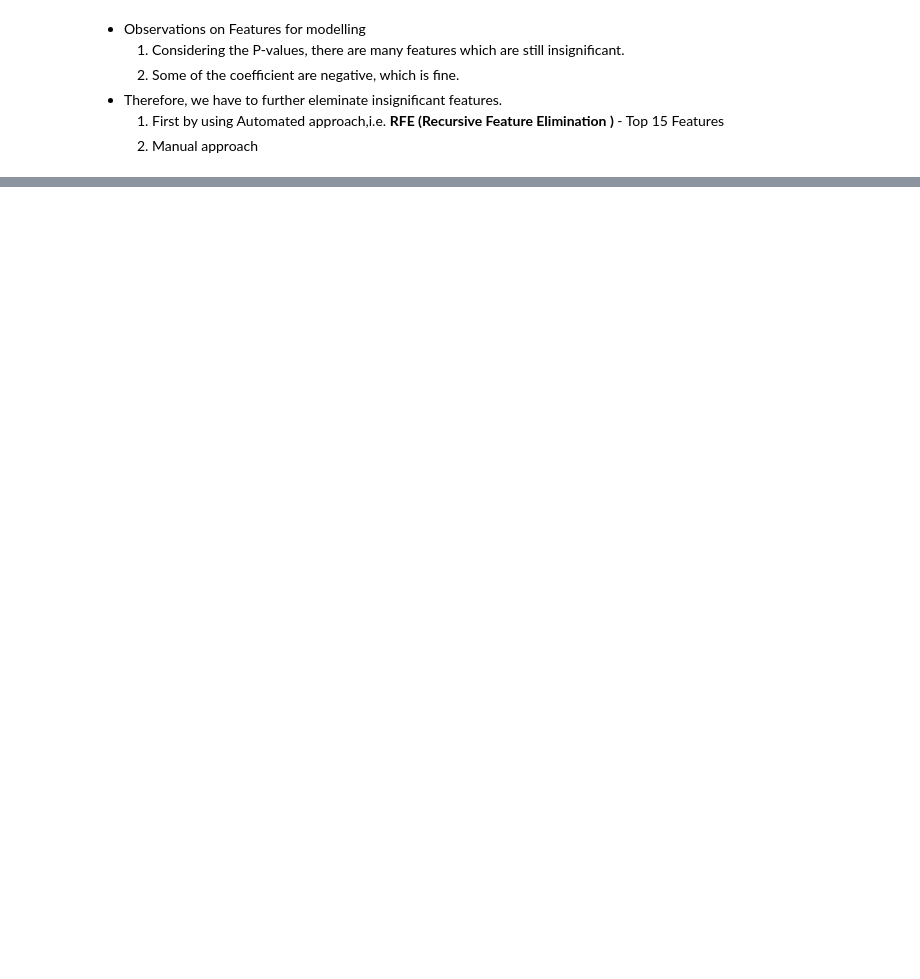
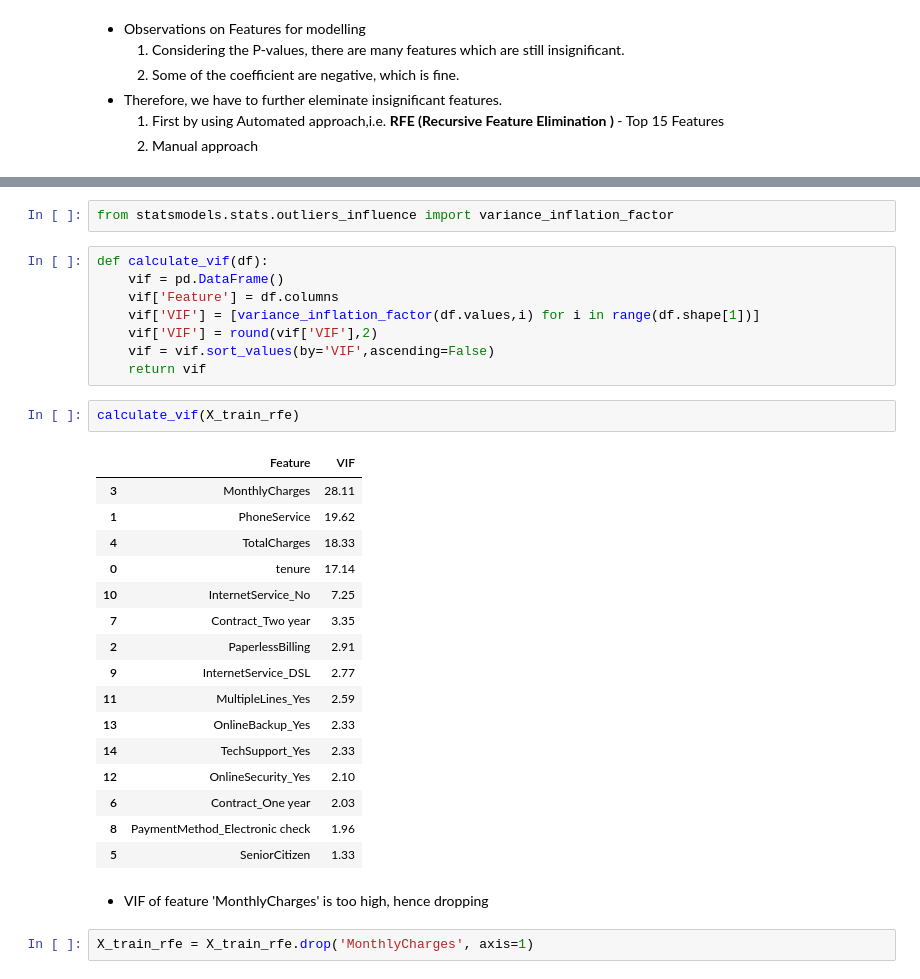
Before and after one commit to Prashik28/techeenomad_dataScience, a Jupyter notebook: Logistic Regression/PB_multivariant_logistic_regression_telecom_chrun.ipynb, the cells around one changed output, grey strips where cells are left out. Cells and saved outputs as stored; diff of their text form; blank space fills up the shorter version.

```diff
--- a/Logistic Regression/PB_multivariant_logistic_regression_telecom_chrun.ipynb
+++ b/Logistic Regression/PB_multivariant_logistic_regression_telecom_chrun.ipynb
@@ -590,0 +780,33 @@ Generalized Linear Model Regression Results
+# %%
+from statsmodels.stats.outliers_influence import variance_inflation_factor
+# %%
+def calculate_vif(df):
+    vif = pd.DataFrame()
+    vif['Feature'] = df.columns
+    vif['VIF'] = [variance_inflation_factor(df.values,i) for i in range(df.shape[1])]
+    vif['VIF'] = round(vif['VIF'],2)
+    vif = vif.sort_values(by='VIF',ascending=False)
+    return vif
+# %%
+calculate_vif(X_train_rfe)
+# %% [output]
+|  | Feature | VIF |
+| 3 | MonthlyCharges | 28.11 |
+| 1 | PhoneService | 19.62 |
+| 4 | TotalCharges | 18.33 |
+| 0 | tenure | 17.14 |
+| 10 | InternetService_No | 7.25 |
+| 7 | Contract_Two year | 3.35 |
+| 2 | PaperlessBilling | 2.91 |
+| 9 | InternetService_DSL | 2.77 |
+| 11 | MultipleLines_Yes | 2.59 |
+| 13 | OnlineBackup_Yes | 2.33 |
+| 14 | TechSupport_Yes | 2.33 |
+| 12 | OnlineSecurity_Yes | 2.10 |
+| 6 | Contract_One year | 2.03 |
+| 8 | PaymentMethod_Electronic check | 1.96 |
+| 5 | SeniorCitizen | 1.33 |
+# %% [markdown]
+- VIF of feature 'MonthlyCharges' is too high, hence dropping
+# %%
+X_train_rfe = X_train_rfe.drop('MonthlyCharges', axis=1)
```
Also changed, not shown: parts of 83 cells of this notebook.
